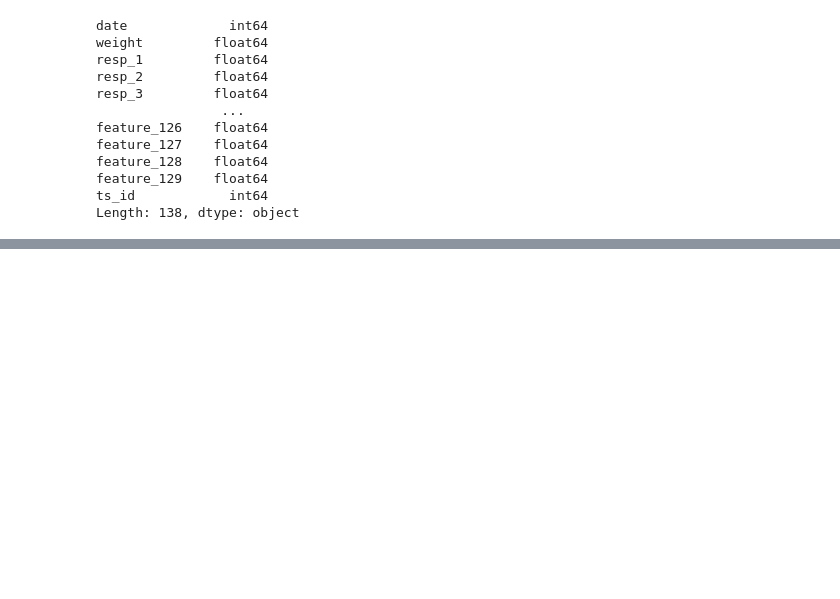
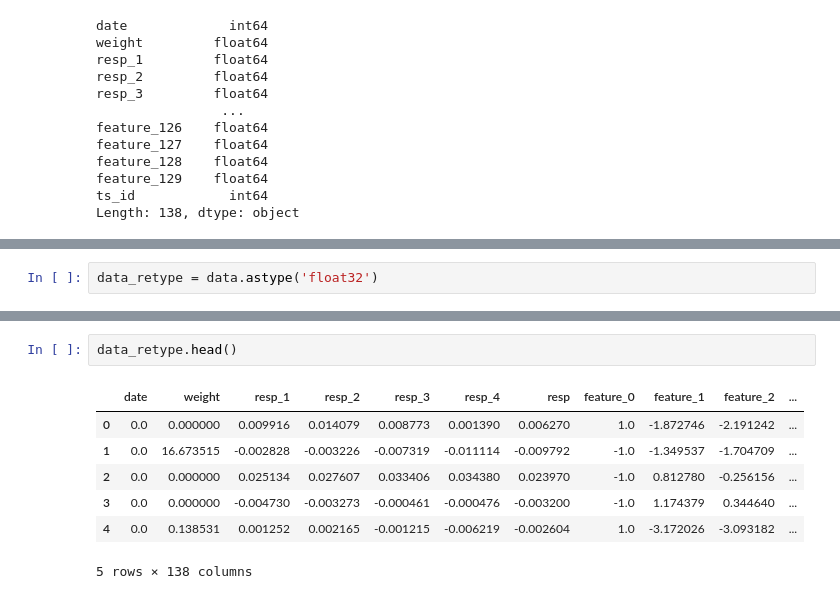
Before and after one commit to rmei97/market_preds, a Jupyter notebook: eda.ipynb, the cells around one changed output, grey strips where cells are left out. Drawn from its saved outputs; the diff is of its cells as text; blank space fills up the shorter version.

Commit message:
eda + retype to from 64 to 32 bit for less memory

```diff
--- a/eda.ipynb
+++ b/eda.ipynb
@@ -219,0 +216,2 @@ Text(0, 0.5, 'Count')
+# %%
+data_retype = data.astype('float32')
@@ -219,0 +233,10 @@ Text(0, 0.5, 'Count')
+# %%
+data_retype.head()
+# %% [output]
+|  | date | weight | resp_1 | resp_2 | resp_3 | resp_4 | resp | feature_0 | feature_1 | feature_2 | ... |
+| 0 | 0.0 | 0.000000 | 0.009916 | 0.014079 | 0.008773 | 0.001390 | 0.006270 | 1.0 | -1.872746 | -2.191242 | ... |
+| 1 | 0.0 | 16.673515 | -0.002828 | -0.003226 | -0.007319 | -0.011114 | -0.009792 | -1.0 | -1.349537 | -1.704709 | ... |
+| 2 | 0.0 | 0.000000 | 0.025134 | 0.027607 | 0.033406 | 0.034380 | 0.023970 | -1.0 | 0.812780 | -0.256156 | ... |
+| 3 | 0.0 | 0.000000 | -0.004730 | -0.003273 | -0.000461 | -0.000476 | -0.003200 | -1.0 | 1.174379 | 0.344640 | ... |
+| 4 | 0.0 | 0.138531 | 0.001252 | 0.002165 | -0.001215 | -0.006219 | -0.002604 | 1.0 | -3.172026 | -3.093182 | ... |
+5 rows × 138 columns
```
Also changed, not shown: parts of 8 cells of this notebook.
